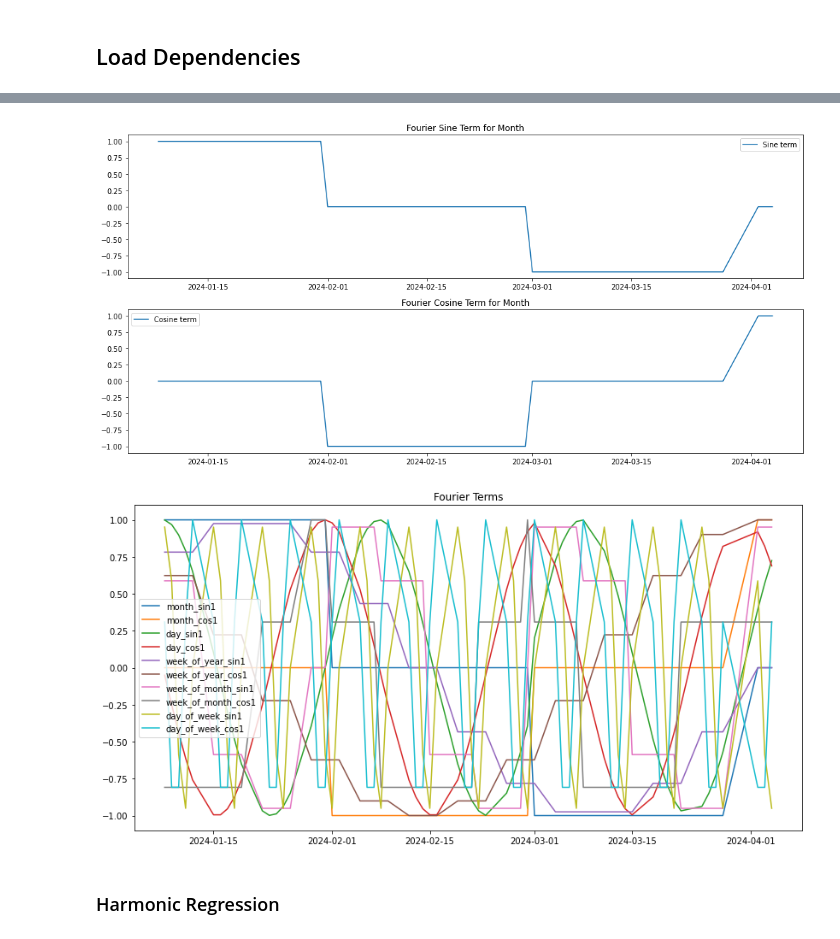
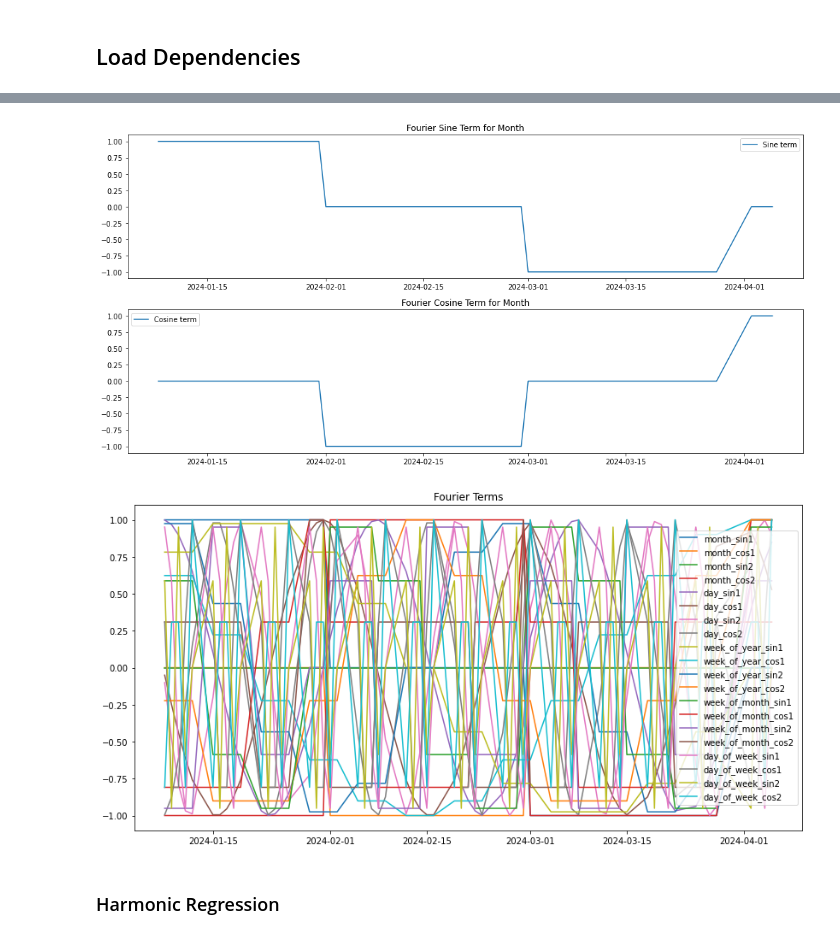
Before and after one commit to mayukhsen13/autoeda_test, a Jupyter notebook: Data_Analysis-ML.ipynb, the cells around one changed output, grey strips where cells are left out. Cells and saved outputs as stored; diff of their text form; code cells hidden in the pictures.

Commit message:
Changed Harmonics, Plots

```diff
--- a/Data_Analysis-ML.ipynb
+++ b/Data_Analysis-ML.ipynb
@@ -86,4 +88,4 @@ dates_df
 # %%
-fourier_df = make_fourier(dates_df, ['month', 'day', 'week_of_year', 'week_of_month', 'day_of_week'])
+fourier_df = make_fourier(dates_df, ['month', 'day', 'week_of_year', 'week_of_month', 'day_of_week'],2)
 display(fourier_df.head())
 # %% [output]
@@ -96,26 +99,25 @@ display(fourier_df.head())
 # %%
-# Generate the Fourier terms
-fourier_df = make_fourier(dates_df, ['month', 'day', 'week_of_year', 'week_of_month', 'day_of_week'])
+
 
 # Plot the Fourier terms
 plt.figure(figsize=(14, 7))
 
 # Plot the sine term
 plt.subplot(2, 1, 1)
 plt.plot(fourier_df.index, fourier_df['month_sin1'], label='Sine term')
 plt.title('Fourier Sine Term for Month')
 plt.legend()
 
 # Plot the cosine term
 plt.subplot(2, 1, 2)
 plt.plot(fourier_df.index, fourier_df['month_cos1'], label='Cosine term')
 plt.title('Fourier Cosine Term for Month')
 plt.legend()
 
 plt.tight_layout()
 plt.show()
 # %% [output]
-[figure, old version]
+[figure, new version]
 # %%
 plt.figure(figsize=(14, 7))
 
@@ -128,6 +130,6 @@ plt.title('Fourier Terms')
 plt.legend()
 plt.show()
 # %% [output]
-[figure, old version]
+[figure, new version]
 # %% [markdown]
 ### Harmonic Regression
```
Also changed, not shown: parts of 25 cells of this notebook, 1 other file.
